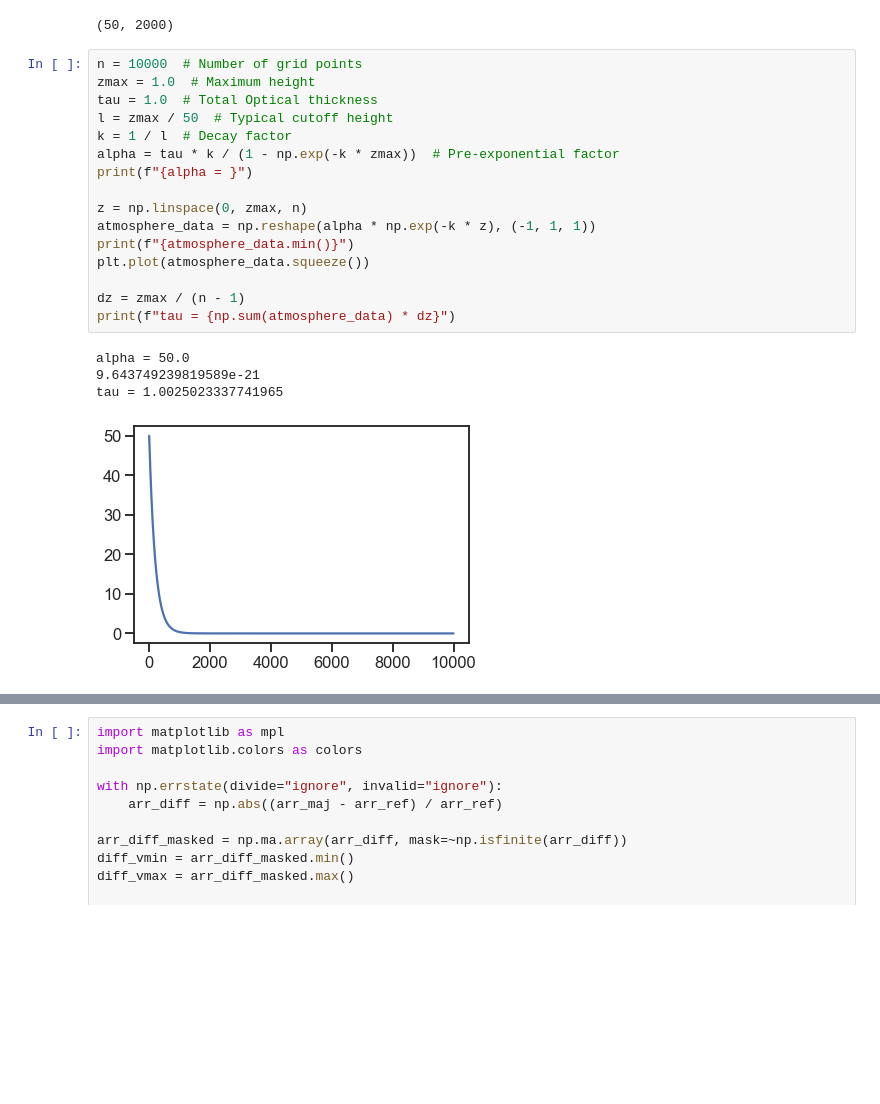
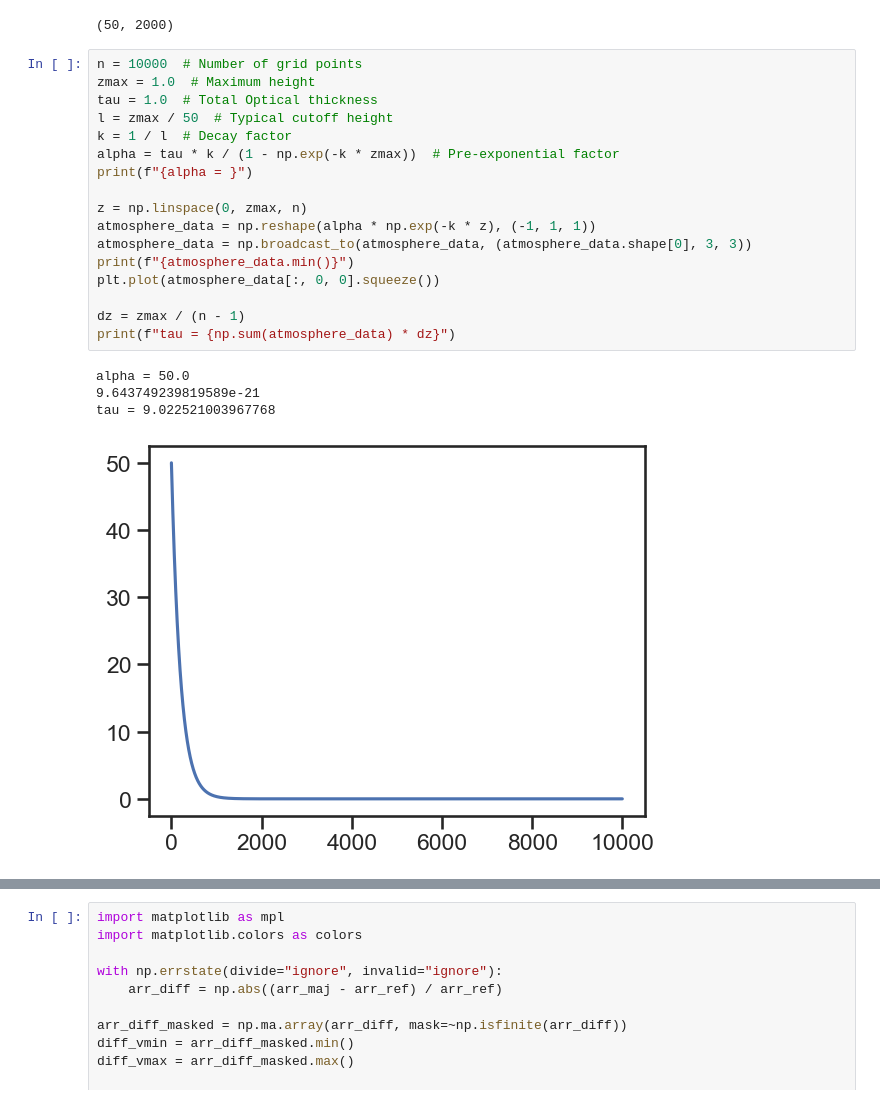
Before and after one commit to eradiate/mitsuba3, a Jupyter notebook: playgrounds/dda_traversal.ipynb, the cells around one changed output, grey strips where cells are left out. Cells and saved outputs as stored; diff of their text form; blank space fills up the shorter version.

```diff
--- a/playgrounds/dda_traversal.ipynb
+++ b/playgrounds/dda_traversal.ipynb
@@ -97,24 +97,25 @@ majorant_grid_factor(100000, 50, 101)
 # %%
 n = 10000  # Number of grid points
 zmax = 1.0  # Maximum height
 tau = 1.0  # Total Optical thickness
 l = zmax / 50  # Typical cutoff height
 k = 1 / l  # Decay factor
 alpha = tau * k / (1 - np.exp(-k * zmax))  # Pre-exponential factor
 print(f"{alpha = }")
 
 z = np.linspace(0, zmax, n)
 atmosphere_data = np.reshape(alpha * np.exp(-k * z), (-1, 1, 1))
+atmosphere_data = np.broadcast_to(atmosphere_data, (atmosphere_data.shape[0], 3, 3))
 print(f"{atmosphere_data.min()}")
-plt.plot(atmosphere_data.squeeze())
+plt.plot(atmosphere_data[:, 0, 0].squeeze())
 
 dz = zmax / (n - 1)
 print(f"tau = {np.sum(atmosphere_data) * dz}")
 # %% [output]
 alpha = 50.0
 9.643749239819589e-21
-tau = 1.0025023337741965
+tau = 9.022521003967768
-[figure, old version]
+[figure, new version]
 # %%
 scene_dict_ref = {
     "type": "scene",
```
Also changed, not shown: parts of 4 cells of this notebook, 1 other file.
